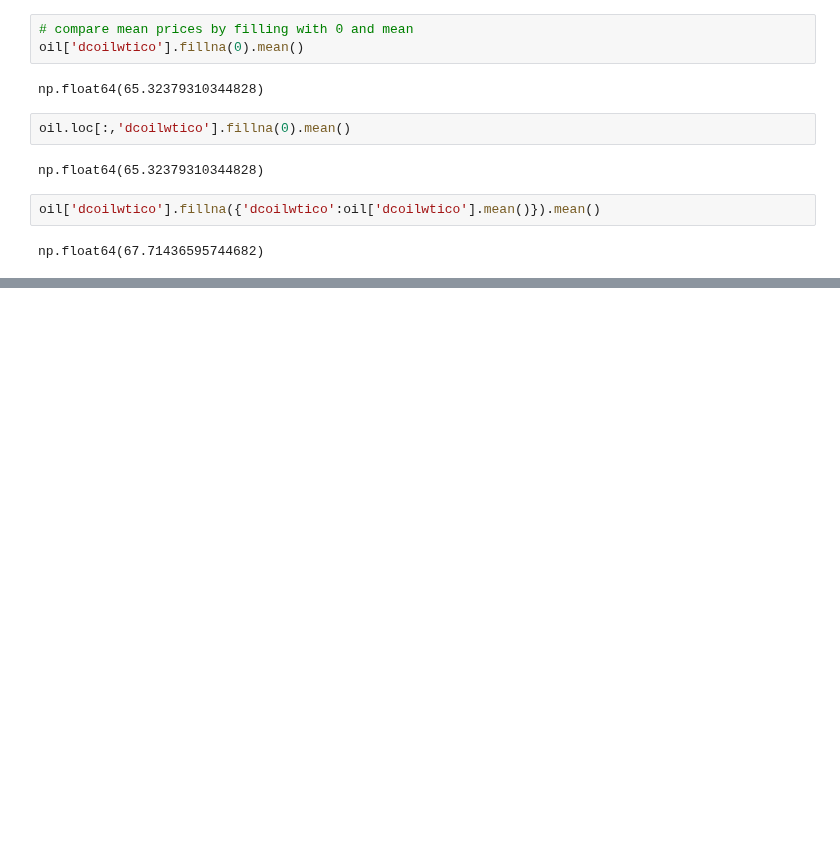
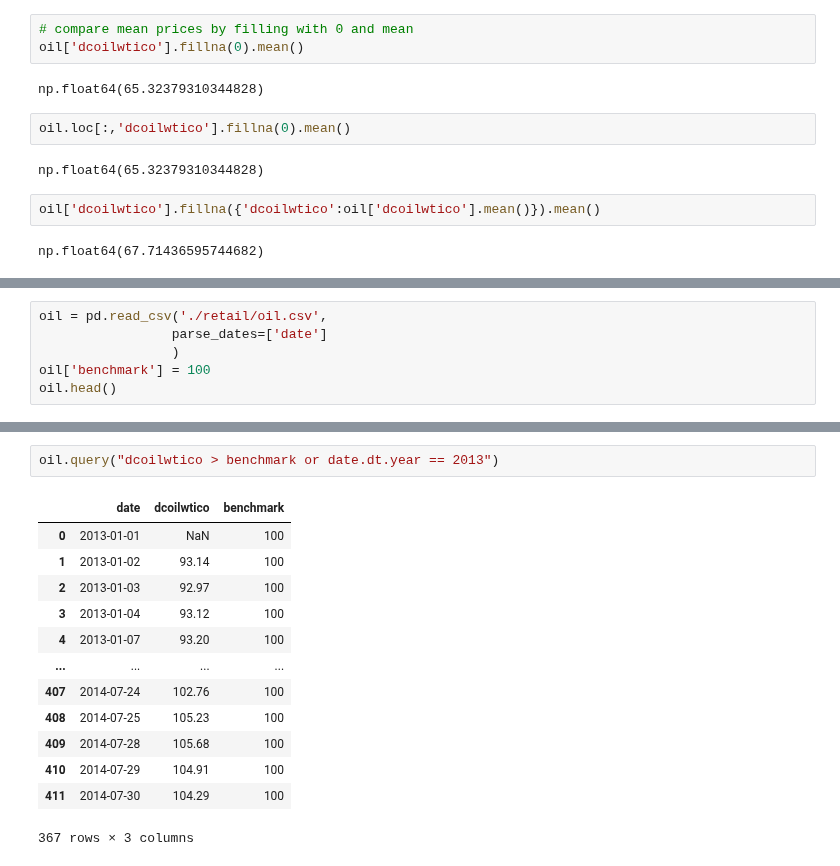
Before and after one commit to arunadas/effective-pandas, a Jupyter notebook: l_python_pandas/dataframes.ipynb, the cells around one changed output, grey strips where cells are left out. Cells and saved outputs as stored; diff of their text form; blank space fills up the shorter version.

Commit message:
dataframe

```diff
--- a/l_python_pandas/dataframes.ipynb
+++ b/l_python_pandas/dataframes.ipynb
@@ -1027,0 +1142,6 @@ np.float64(67.71436595744682)
+# %%
+oil = pd.read_csv('./retail/oil.csv',
+                 parse_dates=['date']
+                 )
+oil['benchmark'] = 100
+oil.head()
@@ -1027,0 +1162,16 @@ np.float64(67.71436595744682)
+# %%
+oil.query("dcoilwtico > benchmark or date.dt.year == 2013")
+# %% [output]
+|  | date | dcoilwtico | benchmark |
+| 0 | 2013-01-01 | NaN | 100 |
+| 1 | 2013-01-02 | 93.14 | 100 |
+| 2 | 2013-01-03 | 92.97 | 100 |
+| 3 | 2013-01-04 | 93.12 | 100 |
+| 4 | 2013-01-07 | 93.20 | 100 |
+| ... | ... | ... | ... |
+| 407 | 2014-07-24 | 102.76 | 100 |
+| 408 | 2014-07-25 | 105.23 | 100 |
+| 409 | 2014-07-28 | 105.68 | 100 |
+| 410 | 2014-07-29 | 104.91 | 100 |
+| 411 | 2014-07-30 | 104.29 | 100 |
+367 rows × 3 columns
```
Also changed, not shown: parts of 34 cells of this notebook.
